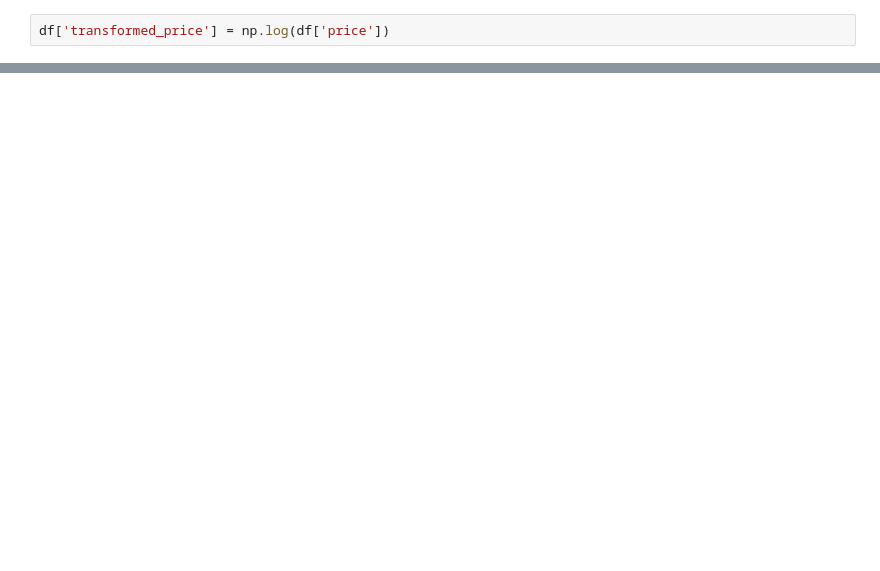
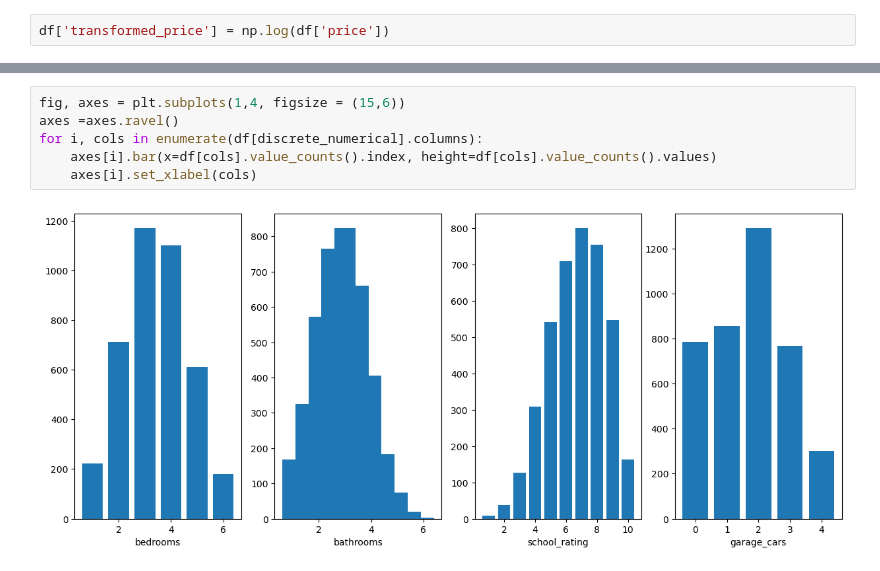
Before and after one commit to TheDataBlog/house-price-prediction, a Jupyter notebook: main.ipynb, the cells around one changed output, grey strips where cells are left out. Drawn from its saved outputs; the diff is of its cells as text; blank space fills up the shorter version.

```diff
--- a/main.ipynb
+++ b/main.ipynb
@@ -88,0 +114,8 @@ for i, cols in enumerate(df[numerical].columns):
+# %%
+fig, axes = plt.subplots(1,4, figsize = (15,6))
+axes =axes.ravel()
+for i, cols in enumerate(df[discrete_numerical].columns):
+    axes[i].bar(x=df[cols].value_counts().index, height=df[cols].value_counts().values)
+    axes[i].set_xlabel(cols)
+# %% [output]
+[figure, added]
```
Also changed, not shown: parts of 15 cells of this notebook.
